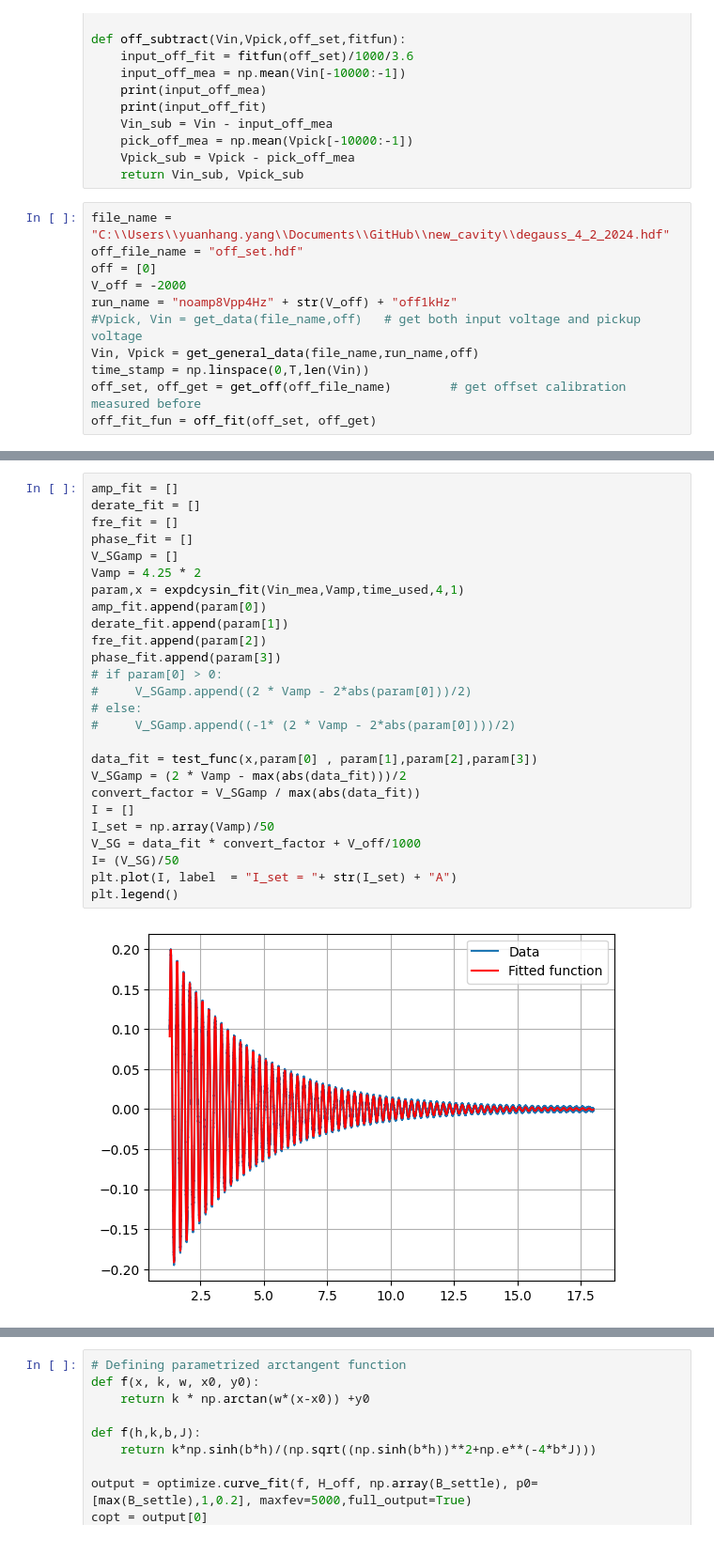
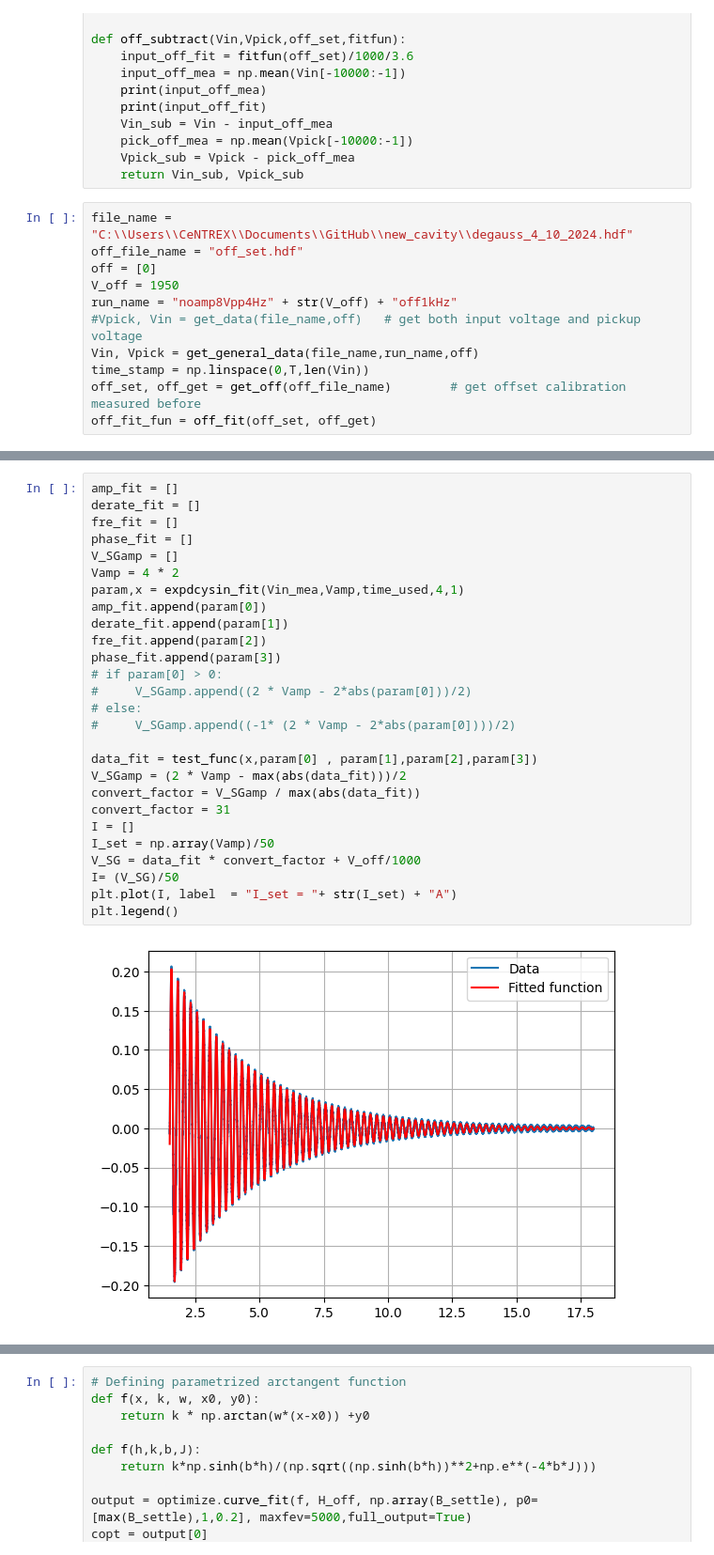
Before and after one commit to yyhshdu1/new_cavity, a Jupyter notebook: windfreak/SG_degauss.ipynb, the cells around one changed output, grey strips where cells are left out. Shown: that part at 94% size. Cells and saved outputs as stored; diff of their text form.

```diff
--- a/windfreak/SG_degauss.ipynb
+++ b/windfreak/SG_degauss.ipynb
@@ -95,10 +95,10 @@ def off_subtract(Vin,Vpick,off_set,fitfun):
     Vpick_sub = Vpick - pick_off_mea
     return Vin_sub, Vpick_sub
 # %%
-file_name = "C:\\Users\\yuanhang.yang\\Documents\\GitHub\\new_cavity\\degauss_4_2_2024.hdf"
+file_name = "C:\\Users\\CeNTREX\\Documents\\GitHub\\new_cavity\\degauss_4_10_2024.hdf"
 off_file_name = "off_set.hdf"
 off = [0]
-V_off = -2000
+V_off = 1950
 run_name = "noamp8Vpp4Hz" + str(V_off) + "off1kHz"
 #Vpick, Vin = get_data(file_name,off)   # get both input voltage and pickup voltage
 Vin, Vpick = get_general_data(file_name,run_name,off)
@@ -143,29 +143,30 @@ plt.grid(True)
 # %%
 amp_fit = []
 derate_fit = []
 fre_fit = []
 phase_fit = []
 V_SGamp = []
-Vamp = 4.25 * 2
+Vamp = 4 * 2
 param,x = expdcysin_fit(Vin_mea,Vamp,time_used,4,1)
 amp_fit.append(param[0])
 derate_fit.append(param[1])
 fre_fit.append(param[2])
 phase_fit.append(param[3])
 # if param[0] > 0:
 #     V_SGamp.append((2 * Vamp - 2*abs(param[0]))/2)
 # else:
 #     V_SGamp.append((-1* (2 * Vamp - 2*abs(param[0])))/2)
 
 data_fit = test_func(x,param[0] , param[1],param[2],param[3])
 V_SGamp = (2 * Vamp - max(abs(data_fit)))/2
 convert_factor = V_SGamp / max(abs(data_fit))
+convert_factor = 31
 I = []
 I_set = np.array(Vamp)/50
 V_SG = data_fit * convert_factor + V_off/1000
 I= (V_SG)/50
 plt.plot(I, label  = "I_set = "+ str(I_set) + "A")
 plt.legend()
 # %% [output]
-[figure, old version]
+[figure, new version]
 <matplotlib.legend.Legend at 0x...>
```
Also changed, not shown: parts of 12 cells of this notebook, 1 other file.
